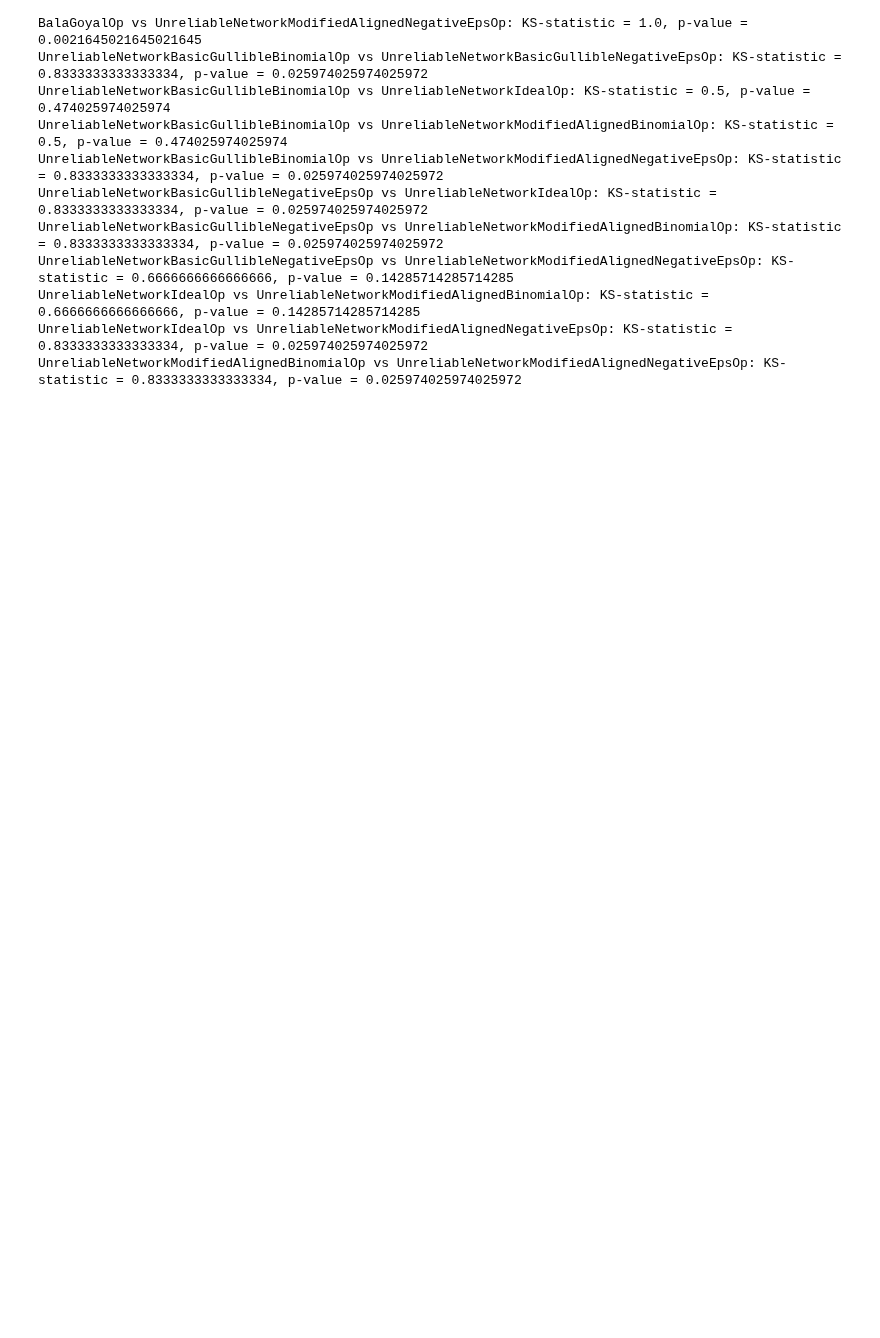
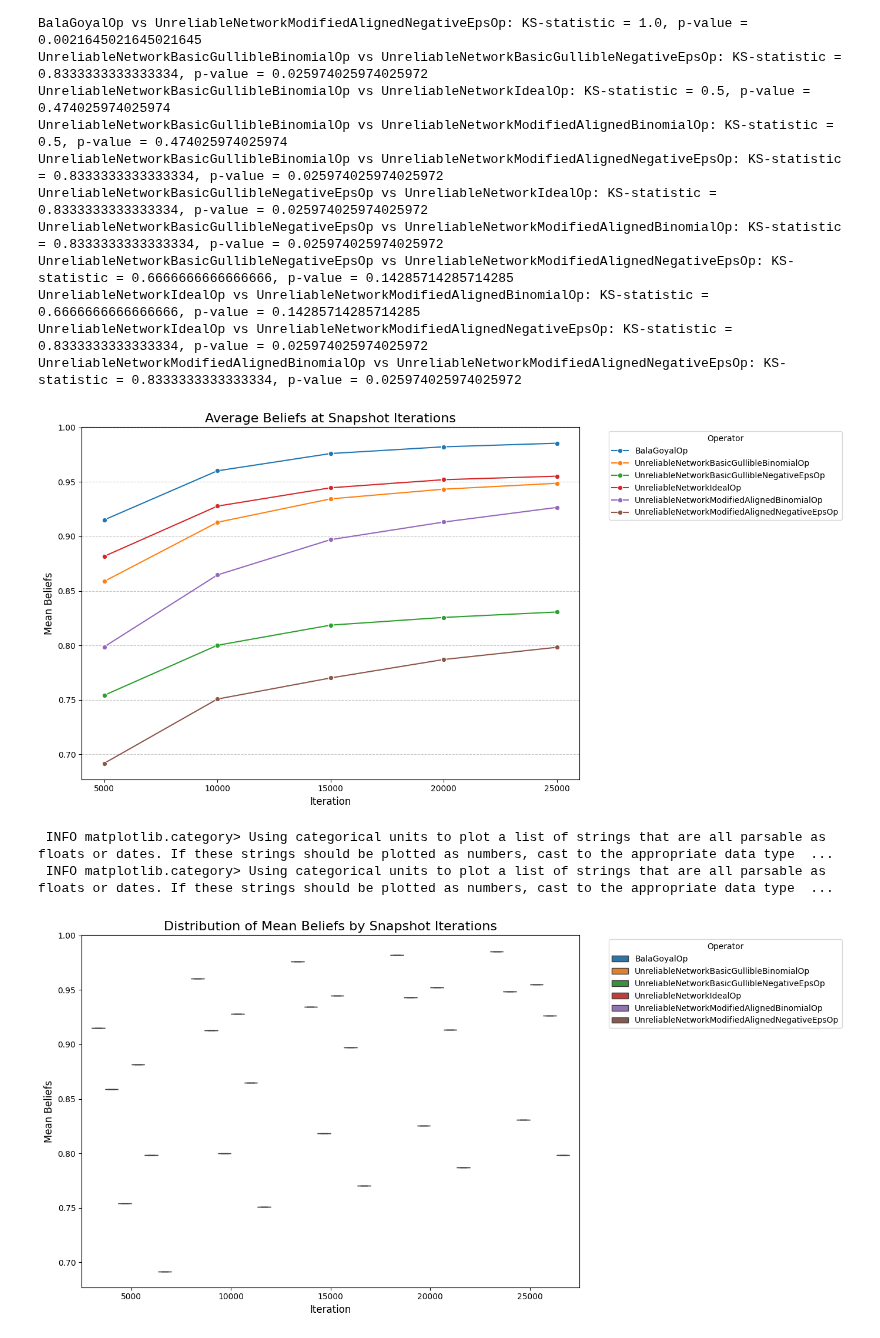
Before and after one commit to alexandroskoliousis/polygraphs, a Jupyter notebook: examples/beliefs/beliefs_stats.ipynb, the cells around one changed output. Saved outputs shown, nothing was run; the diff lists cells and outputs as text; code cells hidden in the pictures; blank space fills up the shorter version.

```diff
--- a/examples/beliefs/beliefs_stats.ipynb
+++ b/examples/beliefs/beliefs_stats.ipynb
@@ -259,3 +259,77 @@ UnreliableNetworkBasicGullibleNegativeEpsOp vs UnreliableNetworkModifiedAlignedN
 UnreliableNetworkIdealOp vs UnreliableNetworkModifiedAlignedBinomialOp: KS-statistic = 0.6666666666666666, p-value = 0.14285714285714285
 UnreliableNetworkIdealOp vs UnreliableNetworkModifiedAlignedNegativeEpsOp: KS-statistic = 0.8333333333333334, p-value = 0.025974025974025972
 UnreliableNetworkModifiedAlignedBinomialOp vs UnreliableNetworkModifiedAlignedNegativeEpsOp: KS-statistic = 0.8333333333333334, p-value = 0.025974025974025972
+# %%
+# Ensure 'iteration' is in columns
+if 'iteration' not in blfs.columns:
+    if isinstance(blfs.index, pd.MultiIndex):
+        # Extract 'iteration' from MultiIndex if available
+        blfs = blfs.reset_index()
+    else:
+        # Create a synthetic 'iteration' based on row indices
+        blfs['iteration'] = blfs.index
+
+# Specify snapshot iterations
+snapshot_iterations = [5000, 10000, 15000, 20000, 25000]
+
+# Filter beliefs for the specific snapshot iterations
+filtered_beliefs = blfs[blfs['iteration'].isin(snapshot_iterations)]
+
+# Aggregate beliefs at graph level for these iterations
+snapshot_aggregated = (
+    filtered_beliefs.groupby(["op", "iteration"])
+    .agg(
+        mean_beliefs=("beliefs", "mean"),
+        median_beliefs=("beliefs", "median"),
+        std_beliefs=("beliefs", "std"),
+        min_beliefs=("beliefs", "min"),
+        max_beliefs=("beliefs", "max"),
+        p25_beliefs=("beliefs", lambda x: x.quantile(0.25)),
+        p75_beliefs=("beliefs", lambda x: x.quantile(0.75))
+    )
+    .reset_index()
+)
+
+# Visualize average beliefs at each snapshot iteration
+plt.figure(figsize=(14, 7))
+sns.lineplot(
+    data=snapshot_aggregated,
+    x="iteration",
+    y="mean_beliefs",
+    hue="op",
+    marker="o",
+    palette="tab10"
+)
+plt.title("Average Beliefs at Snapshot Iterations", fontsize=16)
+plt.xlabel("Iteration", fontsize=12)
+plt.ylabel("Mean Beliefs", fontsize=12)
+plt.xticks(snapshot_iterations)  # Ensure iterations align
+plt.legend(title="Operator", bbox_to_anchor=(1.05, 1), loc="upper left")
+plt.grid(axis="y", linestyle="--", alpha=0.7)
+plt.tight_layout()
+plt.show()
+
+# Boxplot of mean beliefs at each snapshot iteration by operator
+plt.figure(figsize=(14, 7))
+sns.boxplot(
+    data=snapshot_aggregated,
+    x="iteration",
+    y="mean_beliefs",
+    hue="op",
+    palette="tab10"
+)
+plt.title("Distribution of Mean Beliefs by Snapshot Iterations", fontsize=16)
+plt.xlabel("Iteration", fontsize=12)
+plt.ylabel("Mean Beliefs", fontsize=12)
+plt.legend(title="Operator", bbox_to_anchor=(1.05, 1), loc="upper left")
+plt.tight_layout()
+
+plt.savefig("images/average_beliefs_snapshots.png", format="png", dpi=300, bbox_inches="tight")
+plt.savefig("images/average_beliefs_snapshots.svg", format="svg", bbox_inches="tight")
+
+plt.show()
+# %% [output]
+[figure, added]
+ INFO matplotlib.category> Using categorical units to plot a list of strings that are all parsable as floats or dates. If these strings should be plotted as numbers, cast to the appropriate data type  ...
+ INFO matplotlib.category> Using categorical units to plot a list of strings that are all parsable as floats or dates. If these strings should be plotted as numbers, cast to the appropriate data type  ...
+[figure, added]
```
Also changed, not shown: 1 other file.
